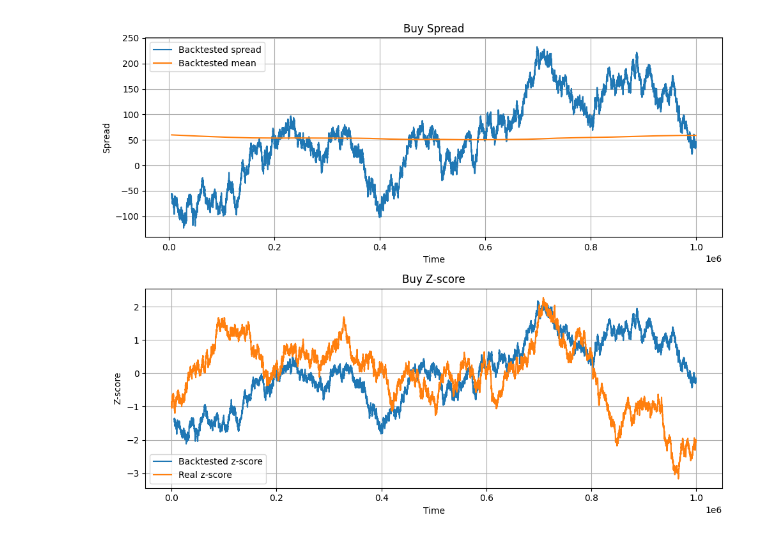
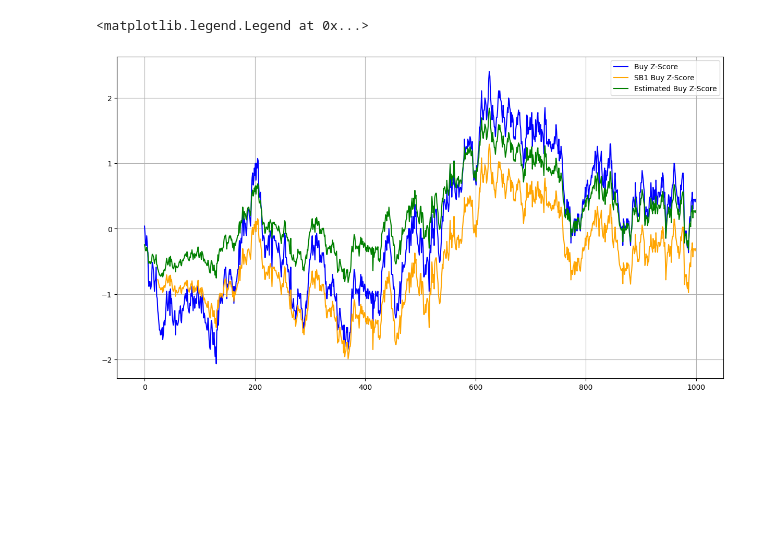
Before and after one commit to ashokolarov/prosperity3, a Jupyter notebook: development/round2/real_data.ipynb, the cells around one changed output. Drawn from its saved outputs; the diff is of its cells as text; code cells hidden in the pictures; blank space fills up the shorter version.

```diff
--- a/development/round2/real_data.ipynb
+++ b/development/round2/real_data.ipynb
@@ -137,0 +153,6 @@ z_score_sell = (spread_sell - np.mean(spread_sell)) / np.std(spread_sell)
+# %%
+buy_spread = np.concatenate((old_buy_spread, new_buy_spread))
+sell_spread = np.concatenate((old_sell_spread, new_sell_spread))
+
+print("Buy spread mean: ", buy_spread.mean())
+print("sell_spread mean: ", sell_spread.mean())
@@ -235,24 +211,10 @@ Welford Z-Score: 1360
-# %%
-fig, axs = plt.subplots(2, 1, figsize=(10, 8))
-
-
-axs[0].plot(time, sb1_buy_spread, label="Backtested spread")
-axs[0].plot(time, sb1_buy_mean, label="Backtested mean")
-axs[0].grid()
-axs[0].set_title("Buy Spread")
-axs[0].set_xlabel("Time")
-axs[0].set_ylabel("Spread")
-axs[0].legend()
-
-
-axs[1].plot(time, sb1_zscore_buy, label="Backtested z-score")
-axs[1].plot(time, z_score_buy, label="Real z-score")
-axs[1].grid()
-axs[1].set_title("Buy Z-score")
-axs[1].set_xlabel("Time")
-axs[1].set_ylabel("Z-score")
-axs[1].legend()
-
-plt.tight_layout()
-# %% [output]
-[figure, removed]
+# %%
+plt.figure(figsize=(15, 8))
+plt.plot(z_score_buy, label="Buy Z-Score", color="blue")
+plt.plot(sb1_zscore_buy, label="SB1 Buy Z-Score", color="orange")
+plt.plot(z_scores_buy_est, label="Estimated Buy Z-Score", color="green")
+plt.grid()
+plt.legend()
+# %% [output]
+<matplotlib.legend.Legend at 0x...>
+[figure, added]
```
Also changed, not shown: parts of 10 cells of this notebook, 7 other files.
